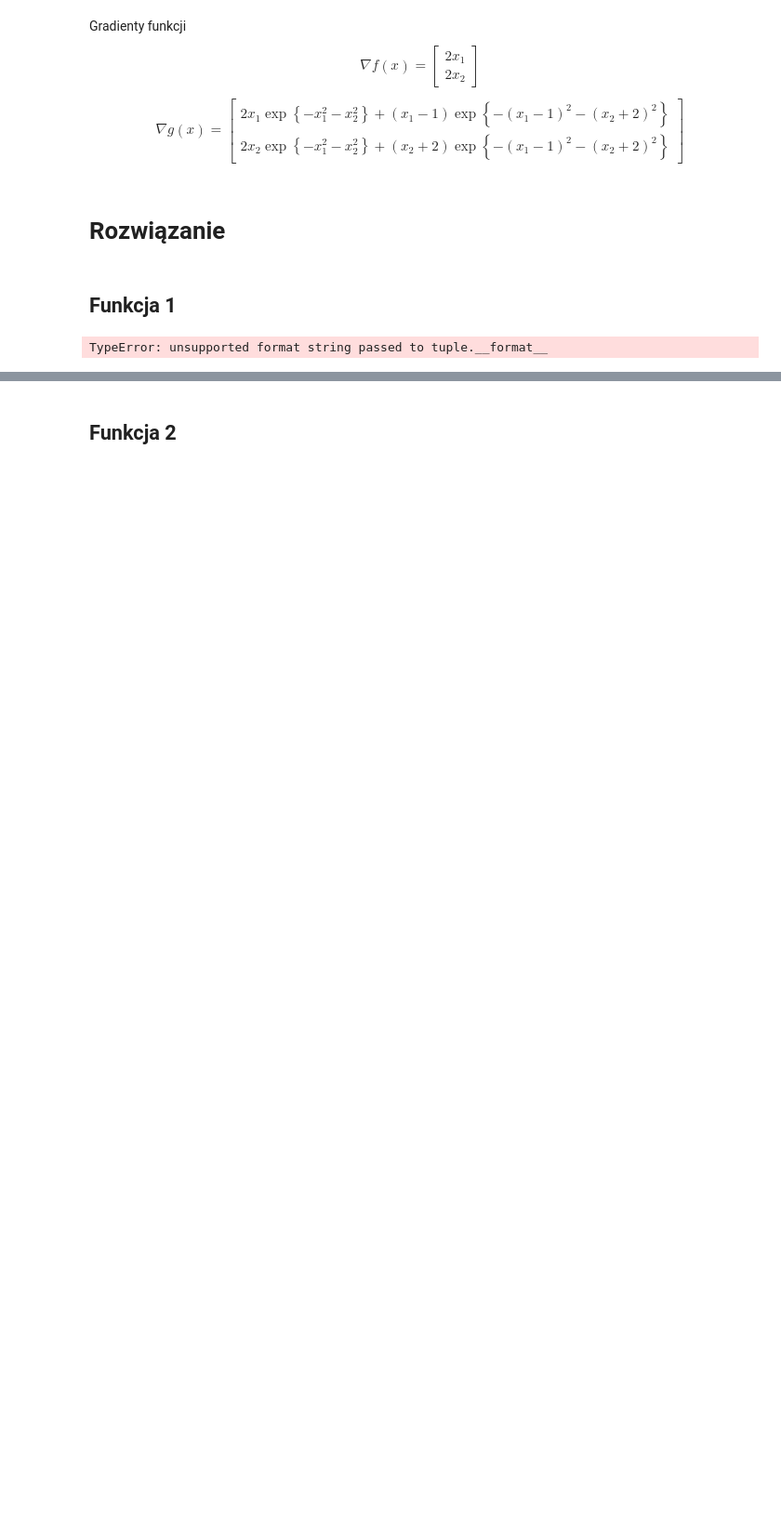
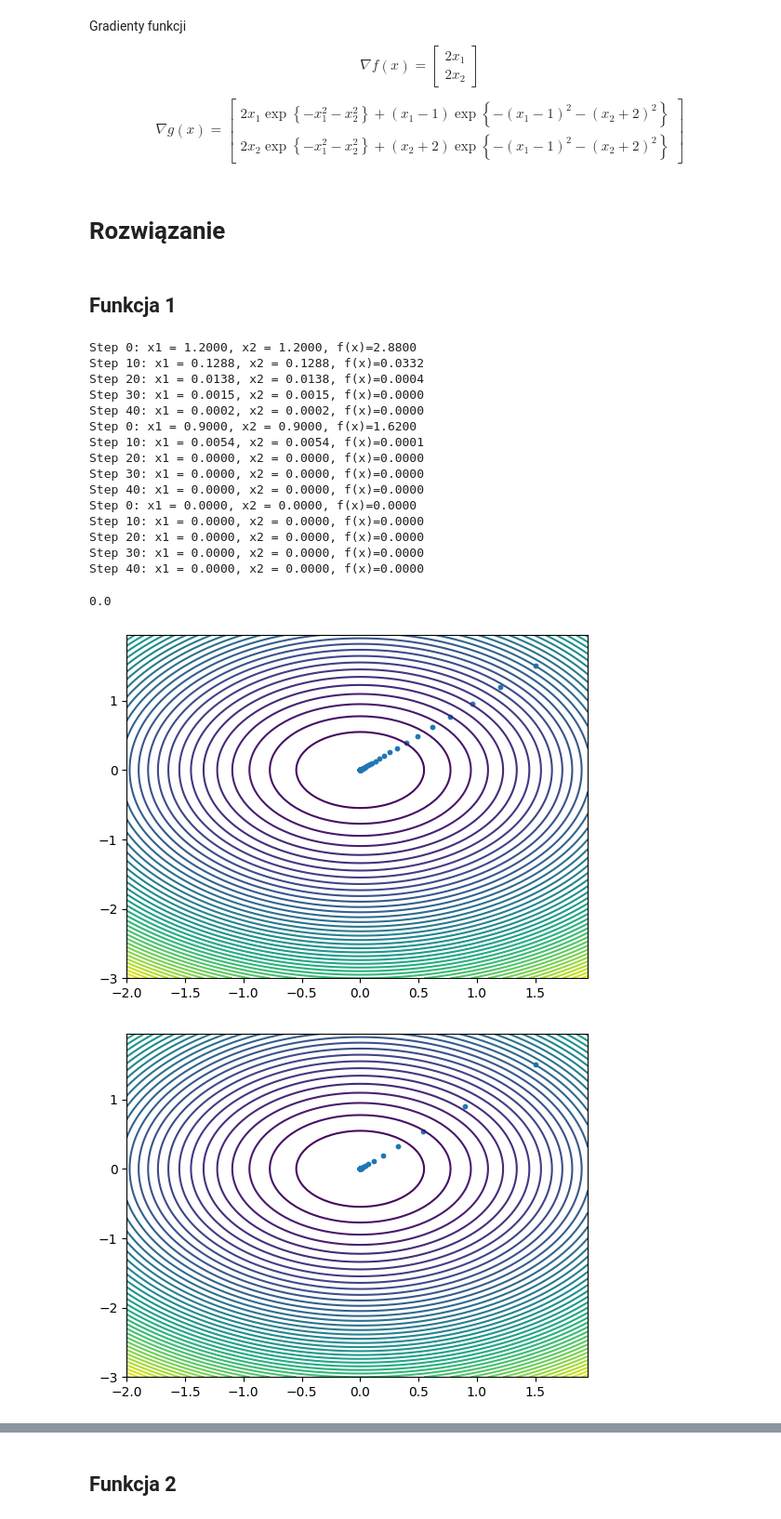
Before and after one commit to Kerciu/WSI_24Z, a Jupyter notebook: simple_gradient_descent/zadanie_1b 2.ipynb, the cells around one changed output, grey strips where cells are left out. Shown at 93% size. Drawn from its saved outputs; the diff is of its cells as text; code cells hidden in the pictures; blank space fills up the shorter version.

Commit message:
fixed bugs, created result class to show plots and debug comments

```diff
--- a/simple_gradient_descent/zadanie_1b 2.ipynb
+++ b/simple_gradient_descent/zadanie_1b 2.ipynb
@@ -141,15 +144,67 @@ class SimpleGradientDescent:
 # %% [markdown]
 # Rozwiązanie
+# %%
+class Result:
+    @staticmethod
+    def f_func(x1, x2):
+        return x1**2 + x2**2
+
+    @staticmethod
+    def f_func_grad(x1, x2):
+        return 2*x1, 2*x2
+
+    @staticmethod
+    def minimize_f(x1_init, x2_init, steps, verbose, plot, alpha=0.1, debug=False):
+        if debug: print(f"Minimizing f(x) with learning rate = {alpha}")
+        f_gd = SimpleGradientDescent(Result.f_func, Result.f_func_grad, alpha)
+        f_min = f_gd.minimize(x1_init=1.5, x2_init=1.5, steps=50, verbose=10, plot=True)
+        if debug:
+            print(f"Minimum value of f(x): {f_min}")
+            print("------------------------")
+        return f_min
+
+    @staticmethod
+    def g_func(x1, x2):
+        return 1.5-np.exp(-x1**(2)-x2**(2))-0.5*np.exp(-(x1-1)**(2)-(x2+2)**(2))
+
+    @staticmethod
+    def g_func_grad(x1, x2):
+        return (
+            2 * x1 * np.exp(-x1**(2)-x2**(2)) + (x1 - 1)*np.exp(-(x1-1)**(2)-(x2+2)**(2)),
+            2 * x2 * np.exp(-x1**(2)-x2**(2)) + (x2 + 2)*np.exp(-(x1-1)**(2)-(x2+2)**(2))
+        )
+
+    @staticmethod
+    def minimize_g(x1_init, x2_init, steps, verbose, plot, alpha=0.1, debug=False):
+        if debug: print(f"Minimizing g(x) with learning rate = {alpha}")
+        g_gd = SimpleGradientDescent(Result.g_func, Result.g_func_grad, alpha)
+        g_min = g_gd.minimize(x1_init=1.5, x2_init=1.5, steps=50, verbose=10, plot=True)
+        if debug:
+            print(f"Minimum value of g(x): {g_min}")
+            print("------------------------")
+        return g_min
 # %% [markdown]
 ## Funkcja 1
-# %%
-def f_func(x1, x2):
-    return x1**2, x2**2
-
-def f_func_grad(x1, x2):
-    return 2*x1, 2*x2
-
-grad = SimpleGradientDescent(f_func, f_func_grad)
-grad.minimize(1, 1, 4, 1, True)
-# %% [output]
-TypeError: unsupported format string passed to tuple.__format__
+# %%
+Result.minimize_f(1.5, 1.5, 50, 10, True, 0.1)
+Result.minimize_f(1.5, 1.5, 50, 10, True, 0.2)
+Result.minimize_f(1.5, 1.5, 50, 10, True, 0.5)
+# %% [output]
+Step 0: x1 = 1.2000, x2 = 1.2000, f(x)=2.8800
+Step 10: x1 = 0.1288, x2 = 0.1288, f(x)=0.0332
+Step 20: x1 = 0.0138, x2 = 0.0138, f(x)=0.0004
+Step 30: x1 = 0.0015, x2 = 0.0015, f(x)=0.0000
+Step 40: x1 = 0.0002, x2 = 0.0002, f(x)=0.0000
+Step 0: x1 = 0.9000, x2 = 0.9000, f(x)=1.6200
+Step 10: x1 = 0.0054, x2 = 0.0054, f(x)=0.0001
+Step 20: x1 = 0.0000, x2 = 0.0000, f(x)=0.0000
+Step 30: x1 = 0.0000, x2 = 0.0000, f(x)=0.0000
+Step 40: x1 = 0.0000, x2 = 0.0000, f(x)=0.0000
+Step 0: x1 = 0.0000, x2 = 0.0000, f(x)=0.0000
+Step 10: x1 = 0.0000, x2 = 0.0000, f(x)=0.0000
+Step 20: x1 = 0.0000, x2 = 0.0000, f(x)=0.0000
+Step 30: x1 = 0.0000, x2 = 0.0000, f(x)=0.0000
+Step 40: x1 = 0.0000, x2 = 0.0000, f(x)=0.0000
+0.0
+[figure, added]
+[figure, added]
```
Also changed, not shown: parts of 4 cells of this notebook.
